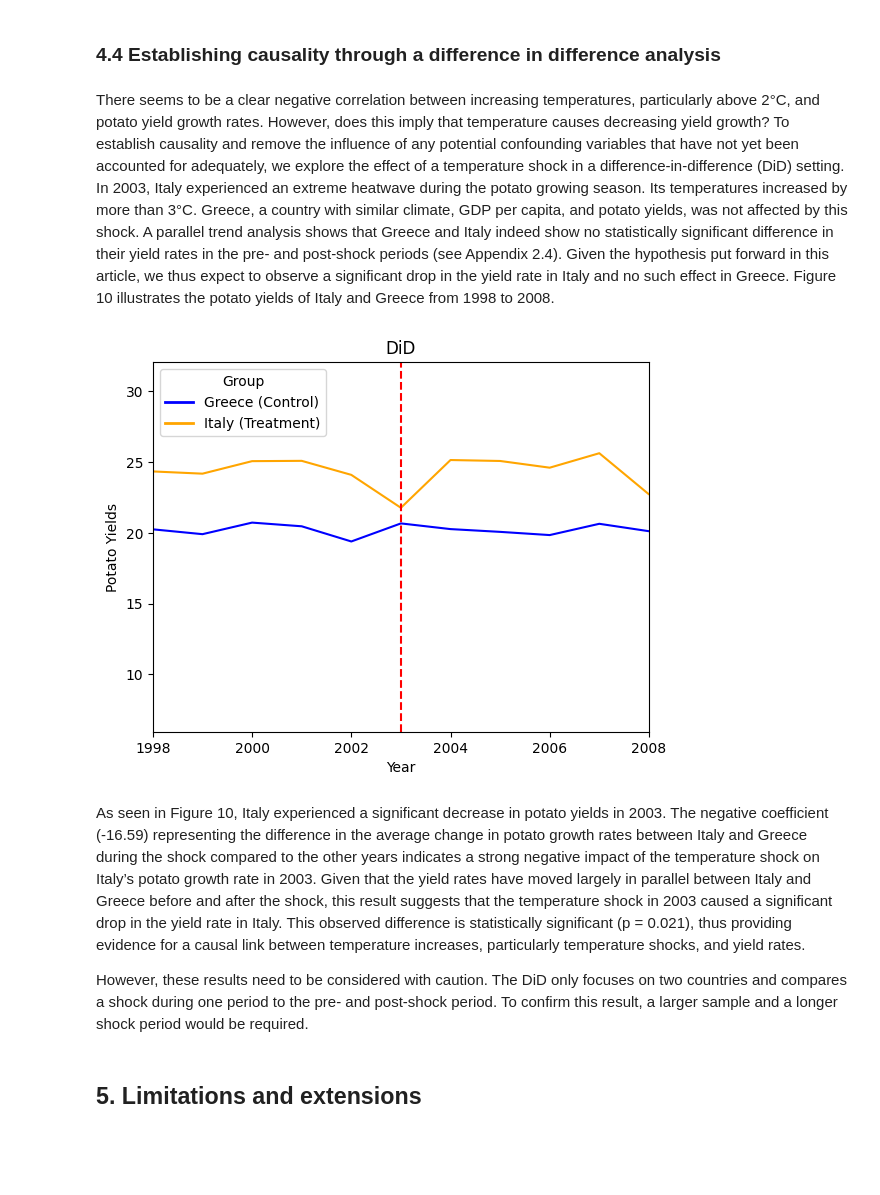
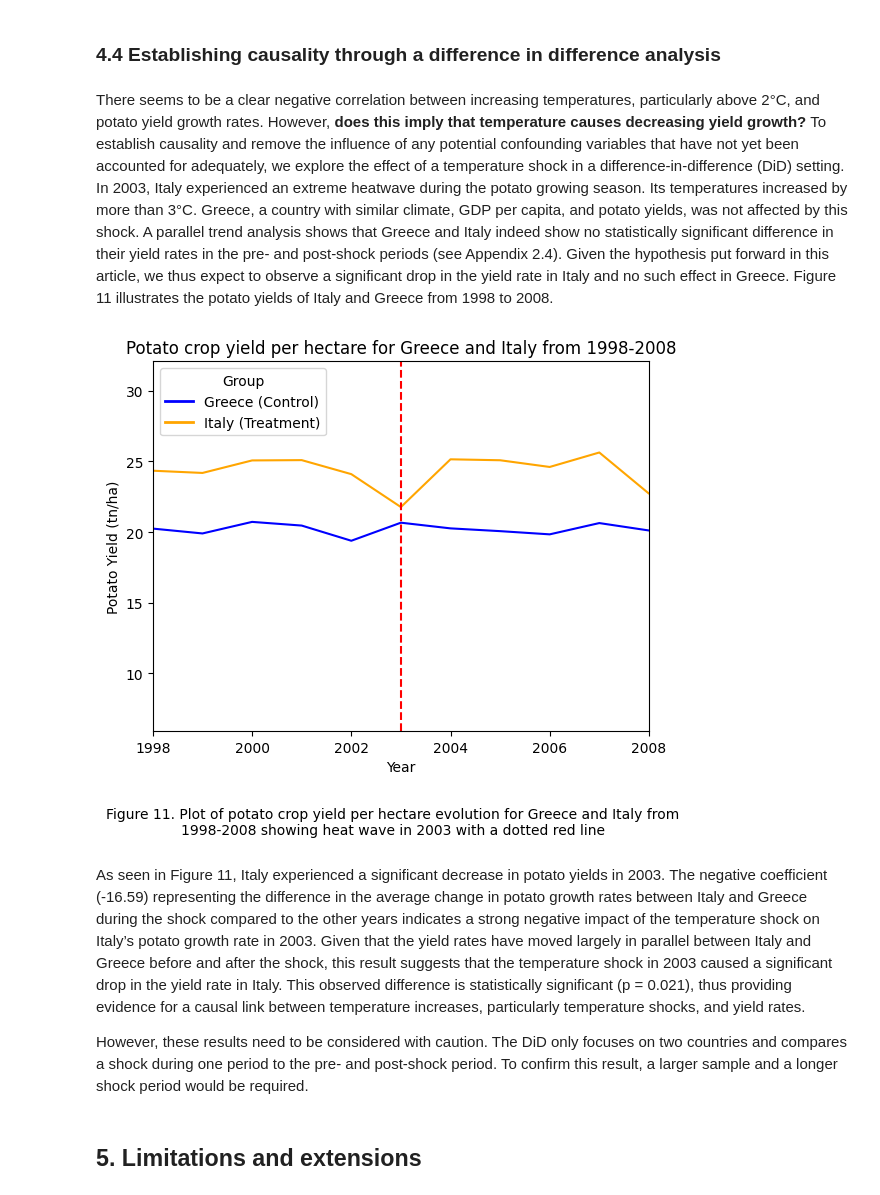
Before and after one commit to RebeccaKessler/Otter_Group_Project, a Jupyter notebook: Otter_Final_project.ipynb, the cells around one changed output. Cells and saved outputs as stored; diff of their text form; code cells hidden in the pictures; blank space fills up the shorter version.

```diff
--- a/Otter_Final_project.ipynb
+++ b/Otter_Final_project.ipynb
@@ -515,8 +510,8 @@ The result shows that rainfall indeed compensates for high temperatures to a cer
 # %% [markdown]
 ### 4.4 Establishing causality through a difference in difference analysis
 # %% [markdown]
-There seems to be a clear negative correlation between increasing temperatures, particularly above 2°C, and potato yield growth rates. However, does this imply that temperature causes decreasing yield growth? To establish causality and remove the influence of any potential confounding variables that have not yet been accounted for adequately,  we explore the effect of a temperature shock in a difference-in-difference (DiD) setting.
-In 2003, Italy experienced an extreme heatwave during the potato growing season. Its temperatures increased by more than 3°C. Greece, a country with similar climate, GDP per capita, and potato yields, was not affected by this shock. A parallel trend analysis shows that Greece and Italy indeed show no statistically significant difference in their yield rates in the pre- and post-shock periods (see Appendix 2.4). Given the hypothesis put forward in this article, we thus expect to observe a significant drop in the yield rate in Italy and no such effect in Greece. Figure 10 illustrates the potato yields of Italy and Greece from 1998 to 2008.
+There seems to be a clear negative correlation between increasing temperatures, particularly above 2°C, and potato yield growth rates. However, **does this imply that temperature causes decreasing yield growth?** To establish causality and remove the influence of any potential confounding variables that have not yet been accounted for adequately,  we explore the effect of a temperature shock in a difference-in-difference (DiD) setting.
+In 2003, Italy experienced an extreme heatwave during the potato growing season. Its temperatures increased by more than 3°C. Greece, a country with similar climate, GDP per capita, and potato yields, was not affected by this shock. A parallel trend analysis shows that Greece and Italy indeed show no statistically significant difference in their yield rates in the pre- and post-shock periods (see Appendix 2.4). Given the hypothesis put forward in this article, we thus expect to observe a significant drop in the yield rate in Italy and no such effect in Greece. Figure 11 illustrates the potato yields of Italy and Greece from 1998 to 2008.
 # %%
 #plotting the temperature of Italy and Greece to identify a temperature shock
 url = "https://raw.githubusercontent.com/RebeccaKessler/Otter_Group_Project/main/Data%20for%20Final%20Project/Panel_Analysis_absolute.csv"
@@ -524,38 +519,40 @@ df_panel_absolute = pd.read_csv(url)
 
 italy_data = df_panel_absolute[df_panel_absolute['Area'] == 'Italy']
 greece_data = df_panel_absolute[df_panel_absolute['Area'] == 'Greece']
 
 control_country = 'Greece'
 df_panel_absolute['treatment'] = np.where(df_panel_absolute['Area'] == 'Italy', 1,
                            np.where(df_panel_absolute['Area'] == control_country, 0, np.nan))
 
 df_did = df_panel_absolute.dropna(subset=['treatment'])
 df_did['Year'] = pd.to_numeric(df_did['Year'])
 
 palette = {0.0: 'blue', 1.0: 'orange'}
 
 # Set the palette for both lineplot and legend
 sns.set_palette(palette.values())
 
 
 sns.lineplot(x='Year', y='Value_Y', hue='treatment', data=df_did, estimator=np.mean, palette=palette)
-plt.title('DiD')
-plt.ylabel('Potato Yields')
+plt.title('Potato crop yield per hectare for Greece and Italy from 1998-2008')
+plt.ylabel('Potato Yield (tn/ha)')
 plt.xlabel('Year')
 plt.axvline(x=2003, color='red', linestyle='--', label='Temperature shock in 2003')
 
 # adjust titles in the legend
 legend_titles = ['Greece (Control)', 'Italy (Treatment)']
 treatment_values = df_did['treatment'].unique()
 legend_handles = [plt.Line2D([0], [0], color=palette[label], lw=2) for label in treatment_values]
 
 plt.legend(title='Group', loc='upper left', labels=legend_titles, handles=legend_handles)
 plt.xlim(1998, 2008)
+plt.figtext(0.5, -0.1, 'Figure 11. Plot of potato crop yield per hectare evolution for Greece and Italy from 1998-2008 showing heat wave in 2003 with a dotted red line', ha='center',wrap='true')
+
 plt.show()
 # %% [output]
-[figure, old version]
+[figure, new version]
 # %% [markdown]
-As seen in Figure 10, Italy experienced a significant decrease in potato yields in 2003. The negative coefficient (-16.59) representing the difference in the average change in potato growth rates between Italy and Greece during the shock compared to the other years indicates a strong negative impact of the temperature shock on Italy’s potato growth rate in 2003. Given that the yield rates have moved largely in parallel between Italy and Greece before and after the shock, this result suggests that the temperature shock in 2003 caused a significant drop in the yield rate in Italy. This observed difference is statistically significant (p = 0.021), thus providing evidence for a causal link between temperature increases, particularly temperature shocks, and yield rates.
+As seen in Figure 11, Italy experienced a significant decrease in potato yields in 2003. The negative coefficient (-16.59) representing the difference in the average change in potato growth rates between Italy and Greece during the shock compared to the other years indicates a strong negative impact of the temperature shock on Italy’s potato growth rate in 2003. Given that the yield rates have moved largely in parallel between Italy and Greece before and after the shock, this result suggests that the temperature shock in 2003 caused a significant drop in the yield rate in Italy. This observed difference is statistically significant (p = 0.021), thus providing evidence for a causal link between temperature increases, particularly temperature shocks, and yield rates.
 
 However, these results need to be considered with caution. The DiD only focuses on two countries and compares a shock during one period to the pre- and post-shock period. To confirm this result, a larger sample and a longer shock period would be required.
 # %% [markdown]
```
Also changed, not shown: parts of 25 cells of this notebook.
